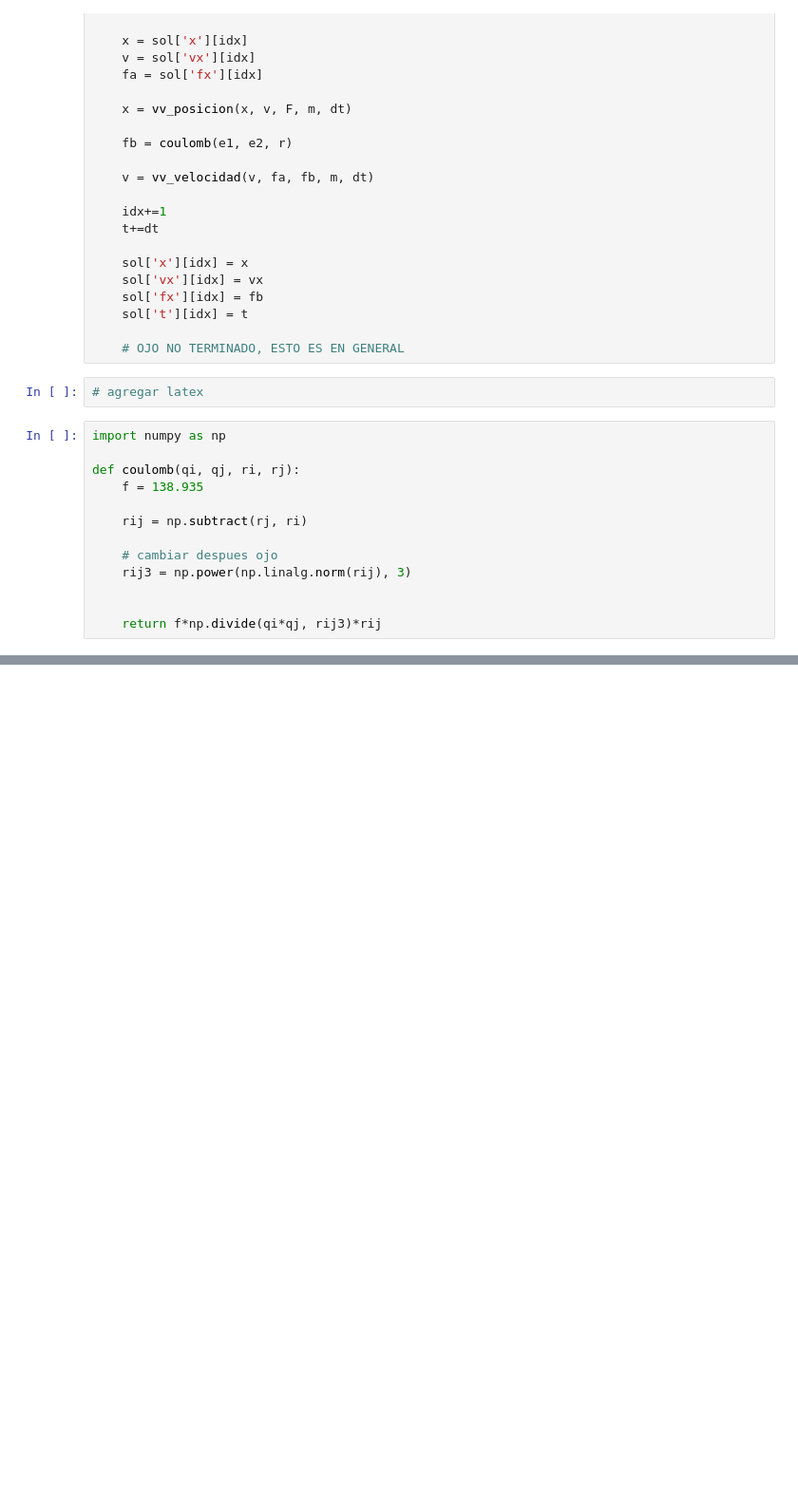
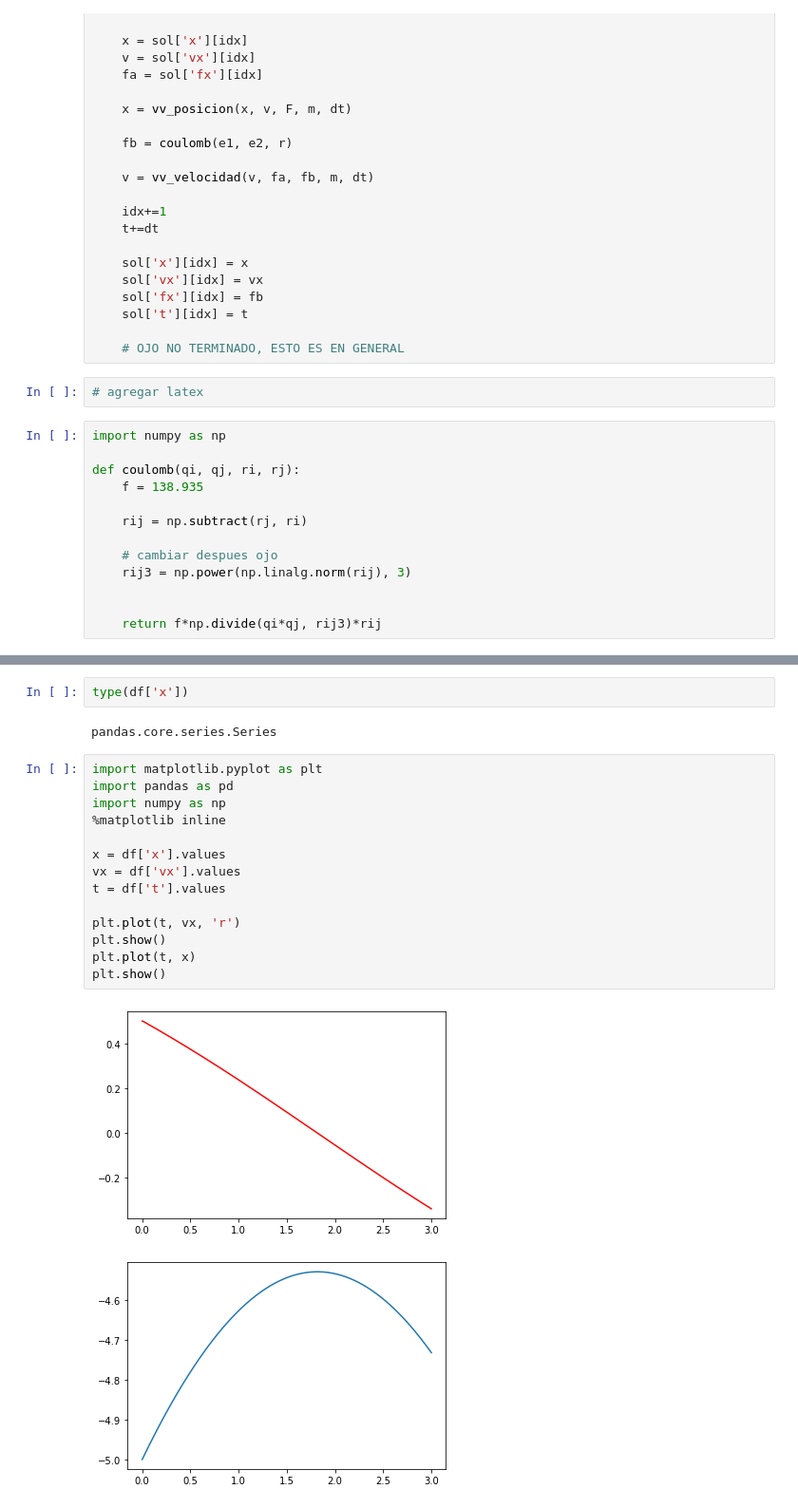
Before and after one commit to antadlp/grupo-hd_curso-python3, a Jupyter notebook: notebooks/Sesion_5_a.ipynb, the cells around one changed output, grey strips where cells are left out. Shown at 95% size. Cells and saved outputs as stored; diff of their text form; blank space fills up the shorter version.

```diff
--- a/notebooks/Sesion_5_a.ipynb
+++ b/notebooks/Sesion_5_a.ipynb
@@ -330,0 +345,21 @@ df.head()
+# %%
+type(df['x'])
+# %% [output]
+pandas.core.series.Series
+# %%
+import matplotlib.pyplot as plt
+import pandas as pd
+import numpy as np
+%matplotlib inline
+
+x = df['x'].values
+vx = df['vx'].values
+t = df['t'].values
+
+plt.plot(t, vx, 'r')
+plt.show()
+plt.plot(t, x)
+plt.show()
+# %% [output]
+[figure, added]
+[figure, added]
```
Also changed, not shown: parts of 2 cells of this notebook.
